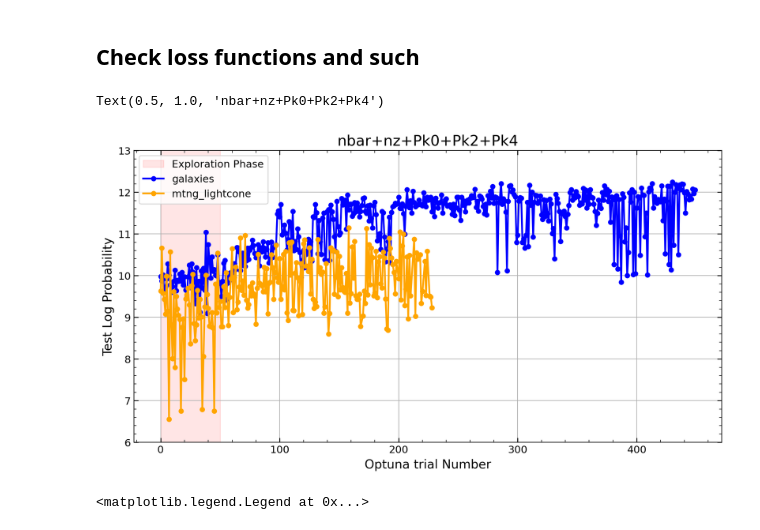
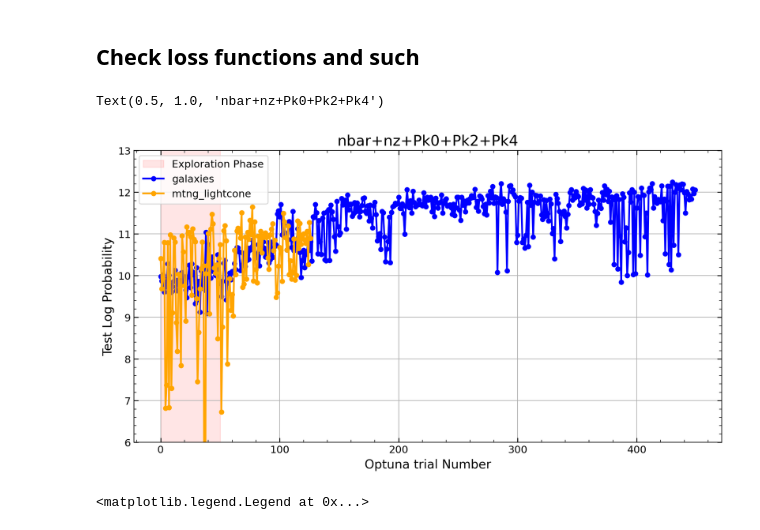
Before and after one commit to maho3/matts_tests, a Jupyter notebook: fix_scaling.ipynb, the cells around one changed output. Drawn from its saved outputs; the diff is of its cells as text; code cells hidden in the pictures.

```diff
--- a/fix_scaling.ipynb
+++ b/fix_scaling.ipynb
@@ -332,35 +334,35 @@ def plot_study(study, ax,  **kwargs):
     log_probabilities = [t.value for t in completed_trials]
     ax.plot(trial_numbers, log_probabilities, '-o', **kwargs)
 
 
 # --- Plotting ---
 n_startup_trials = 50
 f, ax = plt.subplots(figsize=(12, 6))
 ax.fill_betweenx([0, 100], [0, 0], [n_startup_trials]*2,
                  color='r', alpha=0.1, label='Exploration Phase')
 ax.set_xlabel("Optuna trial Number")
 ax.set_ylabel("Test Log Probability")
 ax.grid(True)
 ax.set_ylim(6, 13)
 
 
 modelpath = '/anvil/scratch/x-mho1/cmass-ili/abacuslike/fastpm_hodzbias/models/galaxy/nbar+zPk0+zPk2+zPk4/kmin-0.0_kmax-0.4'
 studyfile = join(modelpath, 'optuna_study.db')
 summary = modelpath.split('/')[-2]
 study = optuna.load_study(study_name=summary, storage=f'sqlite:///{studyfile}')
 plot_study(study, ax, color='blue', label='galaxies', markersize=5)
 
-modelpath = '/anvil/scratch/x-mho1/cmass-ili/abacuslike/fastpm_recnoise_rot/models/mtng_lightcone/nbar+nz+Pk0+Pk2+Pk4/kmin-0.0_kmax-0.4'
+modelpath = '/anvil/scratch/x-mho1/cmass-ili/mtnglike/fastpm_recnoise_rot/models/mtng_lightcone/nbar+nz+Pk0+Pk2+Pk4/kmin-0.0_kmax-0.4'
 studyfile = join(modelpath, 'optuna_study.db')
 summary = modelpath.split('/')[-2]
 study = optuna.load_study(study_name=summary, storage=f'sqlite:///{studyfile}')
 plot_study(study, ax, color='orange', label='mtng_lightcone', markersize=5)
 
 ax.legend(loc='upper left')
 ax.set_title(modelpath.split('/')[-2])
 # %% [output]
 Text(0.5, 1.0, 'nbar+nz+Pk0+Pk2+Pk4')
-[figure, old version]
+[figure, new version]
 # %%
 def plot_training_validation_logs(netpath, ss=1, axs=None, **kwargs):
     netlist = os.listdir(netpath)
```
Also changed, not shown: parts of 6 cells of this notebook, 1 other file.
